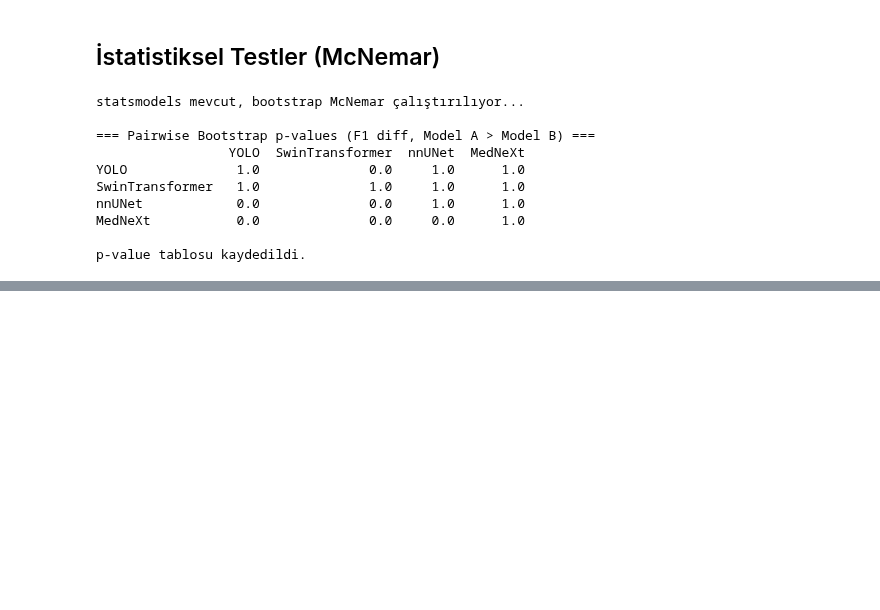
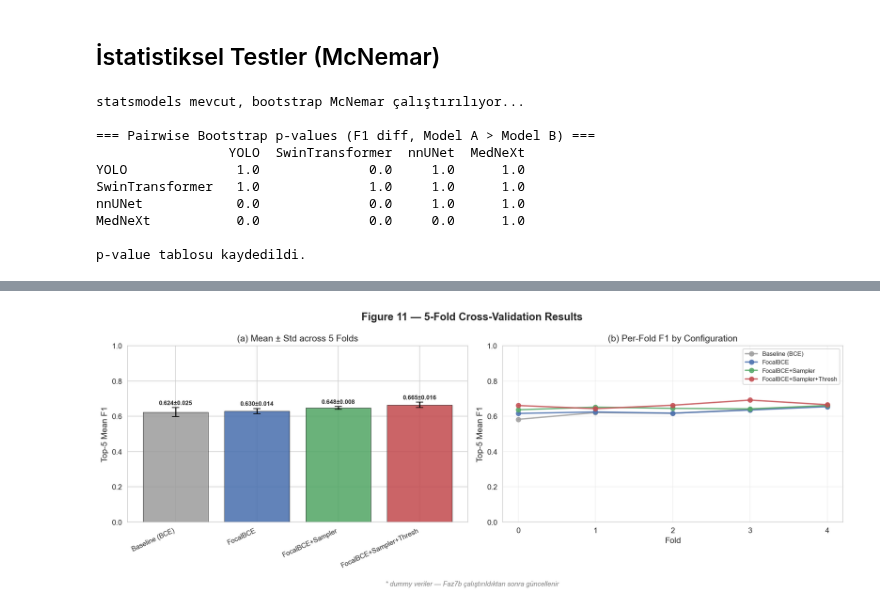
Before and after one commit to ramazan2020/abdomen1, a Jupyter notebook: Faz8_Makale_Analiz.ipynb, the cells around one changed output, grey strips where cells are left out. Saved outputs shown, nothing was run; the diff lists cells and outputs as text; code cells hidden in the pictures; blank space fills up the shorter version.

```diff
--- a/Faz8_Makale_Analiz.ipynb
+++ b/Faz8_Makale_Analiz.ipynb
@@ -673,0 +911,90 @@ p-value tablosu kaydedildi.
+# %%
+cv_path = RESULTS_DIR / 'crossval_results.json'
+cv_data = load_json(cv_path)
+is_cv_dummy = cv_data is None
+
+if is_cv_dummy:
+    print('[UYARI] crossval_results.json bulunamadı → dummy veri kullanılıyor')
+    rng = np.random.RandomState(7)
+    configs = ['Baseline (BCE)', 'FocalBCE', 'FocalBCE+Sampler', 'FocalBCE+Sampler+Thresh']
+    cv_data = {
+        'configs': configs,
+        'folds': list(range(5)),
+        'per_fold_f1': {
+            cfg: [round(0.60 + j*0.01 + k*0.015 + float(rng.uniform(-0.02,0.02)),4)
+                  for k, cfg_ in enumerate(configs) for j in range(5)
+                  if cfg_ == cfg]
+            for cfg in configs
+        }
+    }
+
+configs = cv_data['configs']
+per_fold = cv_data['per_fold_f1']
+
+means = {cfg: np.mean(per_fold[cfg]) for cfg in configs}
+stds  = {cfg: np.std(per_fold[cfg])  for cfg in configs}
+
+fig, axes = plt.subplots(1, 2, figsize=(14, 5))
+fig.suptitle('Figure 11 — 5-Fold Cross-Validation Results', fontsize=14, fontweight='bold')
+
+palette = ['#9E9E9E','#4C72B0','#55A868','#C44E52'][:len(configs)]
+
+# Sol: mean ± std bar
+x = np.arange(len(configs))
+bars = axes[0].bar(x, [means[c] for c in configs],
+                   yerr=[stds[c] for c in configs],
+                   color=palette, edgecolor='black', linewidth=0.5,
+                   alpha=0.88, capsize=5, error_kw={'elinewidth':1.5})
+axes[0].set_xticks(x)
+axes[0].set_xticklabels(configs, rotation=25, ha='right', fontsize=9)
+axes[0].set_ylim(0, 1.0)
+axes[0].set_ylabel('Top-5 Mean F1')
+axes[0].set_title('(a) Mean ± Std across 5 Folds')
+for bar, cfg in zip(bars, configs):
+    h = bar.get_height()
+    axes[0].text(bar.get_x()+bar.get_width()/2, h + stds[cfg] + 0.01,
+                 f'{means[cfg]:.3f}±{stds[cfg]:.3f}',
+                 ha='center', va='bottom', fontsize=8, fontweight='bold')
+
+# Sağ: per-fold box/line plot
+for i, cfg in enumerate(configs):
+    folds = cv_data['folds']
+    axes[1].plot(folds, per_fold[cfg], 'o-', color=palette[i], label=cfg,
+                 linewidth=1.8, markersize=6, alpha=0.85)
+axes[1].set_xlabel('Fold')
+axes[1].set_ylabel('Top-5 Mean F1')
+axes[1].set_title('(b) Per-Fold F1 by Configuration')
+axes[1].set_xticks(cv_data['folds'])
+axes[1].set_ylim(0, 1.0)
+axes[1].legend(fontsize=8)
+axes[1].grid(alpha=0.3)
+
+# CV tablosu
+cv_rows = []
+for cfg in configs:
+    row = {'Configuration': cfg}
+    for fold, val in zip(cv_data['folds'], per_fold[cfg]):
+        row[f'Fold {fold}'] = val
+    row['Mean'] = round(means[cfg], 4)
+    row['Std']  = round(stds[cfg], 4)
+    cv_rows.append(row)
+df_cv = pd.DataFrame(cv_rows).set_index('Configuration')
+if is_cv_dummy:
+    print('[DUMMY DATA]')
+print(df_cv.to_string())
+df_cv.to_csv(TABLE_DIR / 'table_crossval.csv')
+df_cv.to_latex(TABLE_DIR / 'table_crossval.tex',
+               float_format='%.4f',
+               caption='5-fold cross-validation results: Top-5 Mean F1 per fold and overall mean±std.',
+               label='tab:crossval')
+
+if is_cv_dummy:
+    fig.text(0.5, -0.03, '* dummy veriler — Faz7b çalıştırıldıktan sonra güncellenir',
+             ha='center', fontsize=9, color='gray', style='italic')
+
+plt.tight_layout()
+fig.savefig(FIG_DIR / 'fig11_crossval.png')
+fig.savefig(FIG_DIR / 'fig11_crossval.pdf')
+plt.show()
+print('Fig11 kaydedildi.')
+# %% [output]
@@ -673,0 +1009 @@ p-value tablosu kaydedildi.
+[figure, added]
```
Also changed, not shown: parts of 13 cells of this notebook, 44 other files.
